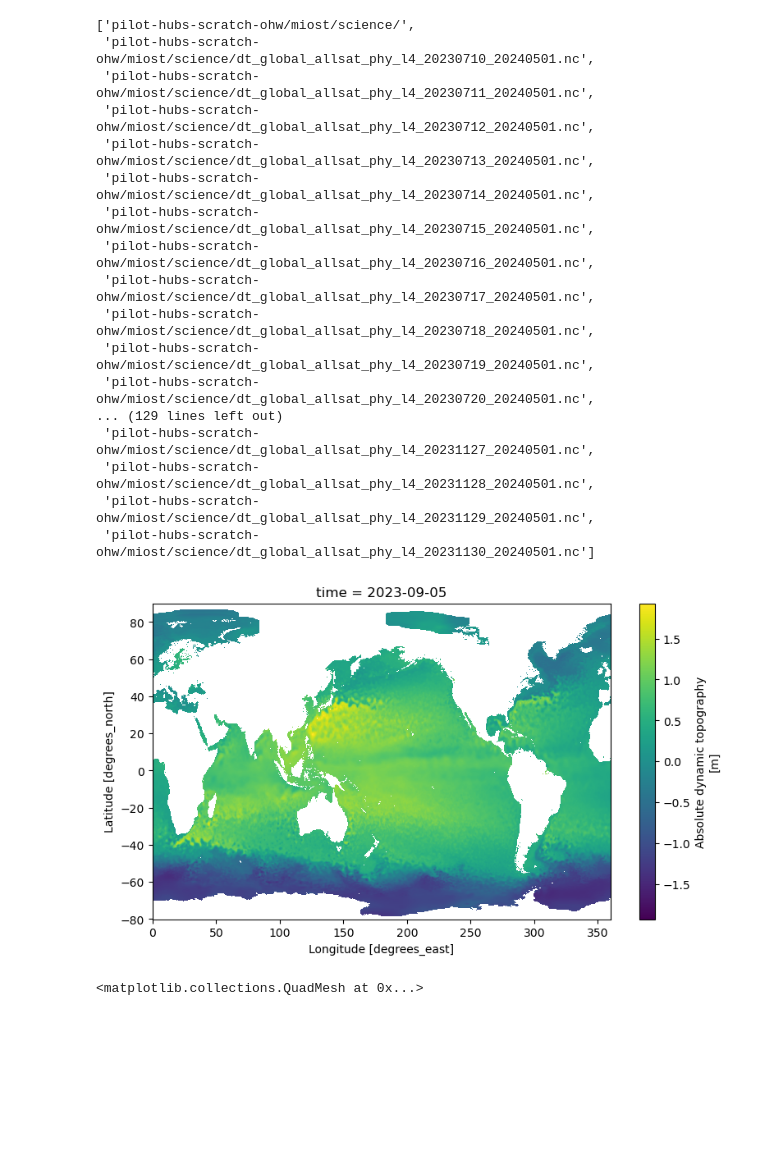
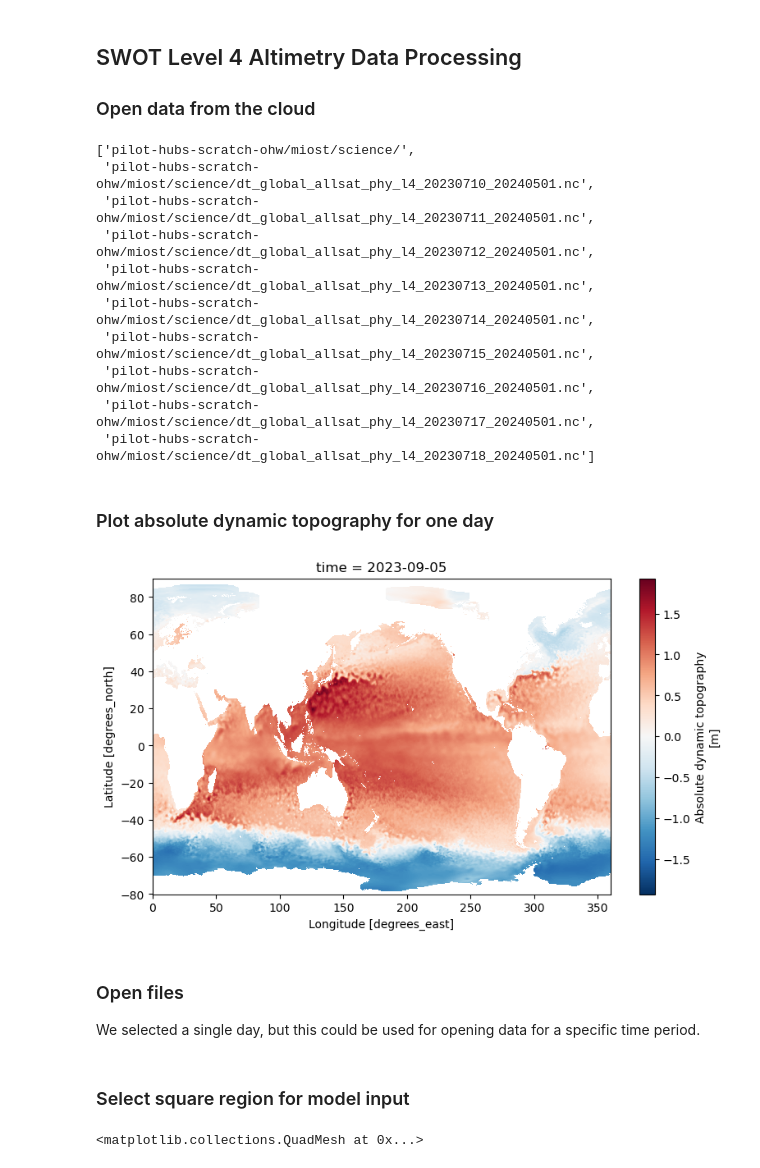
Before and after one commit to oceanhackweek/ohw24_proj_upSSH_us, a Jupyter notebook: contributor_folders/team_member_2/SWOTL4_dataprep.ipynb, the cells around one changed output. Cells and saved outputs as stored; diff of their text form; code cells hidden in the pictures; blank space fills up the shorter version.

Commit message:
finished SWOT L4 data processing

```diff
--- a/contributor_folders/team_member_2/SWOTL4_dataprep.ipynb
+++ b/contributor_folders/team_member_2/SWOTL4_dataprep.ipynb
@@ -1,3 +1,6 @@
+# %% [markdown]
+## SWOT Level 4 Altimetry Data Processing
+### Open data from the cloud
 # %%
 import fsspec
 import xarray as xr
@@ -9,7 +13,7 @@ import copernicusmarine
 url = 'gs://pilot-hubs-scratch-ohw/miost/science'
 fs, path = fsspec.url_to_fs(url)
 # %%
-fs.ls(path)
+fs.ls(path)[:10]
 # %% [output]
 ['pilot-hubs-scratch-ohw/miost/science/',
  'pilot-hubs-scratch-ohw/miost/science/dt_global_allsat_phy_l4_20230710_20240501.nc',
@@ -20,22 +24,21 @@ fs.ls(path)
  'pilot-hubs-scratch-ohw/miost/science/dt_global_allsat_phy_l4_20230715_20240501.nc',
  'pilot-hubs-scratch-ohw/miost/science/dt_global_allsat_phy_l4_20230716_20240501.nc',
  'pilot-hubs-scratch-ohw/miost/science/dt_global_allsat_phy_l4_20230717_20240501.nc',
- 'pilot-hubs-scratch-ohw/miost/science/dt_global_allsat_phy_l4_20230718_20240501.nc',
- 'pilot-hubs-scratch-ohw/miost/science/dt_global_allsat_phy_l4_20230719_20240501.nc',
- 'pilot-hubs-scratch-ohw/miost/science/dt_global_allsat_phy_l4_20230720_20240501.nc',
-... (129 lines left out)
- 'pilot-hubs-scratch-ohw/miost/science/dt_global_allsat_phy_l4_20231127_20240501.nc',
- 'pilot-hubs-scratch-ohw/miost/science/dt_global_allsat_phy_l4_20231128_20240501.nc',
- 'pilot-hubs-scratch-ohw/miost/science/dt_global_allsat_phy_l4_20231129_20240501.nc',
- 'pilot-hubs-scratch-ohw/miost/science/dt_global_allsat_phy_l4_20231130_20240501.nc']
+ 'pilot-hubs-scratch-ohw/miost/science/dt_global_allsat_phy_l4_20230718_20240501.nc']
+# %% [markdown]
+### Plot absolute dynamic topography for one day
 # %%
 plt.figure(figsize=(9,5))
 
 with fs.open('pilot-hubs-scratch-ohw/miost/science/dt_global_allsat_phy_l4_20230905_20240501.nc') as file:
     ds = xr.open_dataset(file, engine='h5netcdf')
-    ds['adt'].plot(cmap='viridis')
+    ds['adt'].plot()
 # %% [output]
-[figure, old version]
+[figure, new version]
+# %% [markdown]
+### Open files
+
+We selected a single day, but this could be used for opening data for a specific time period.
 # %%
 opened_files = []
 for path in fs.ls(path):
@@ -45 +48,3 @@ mds = xr.open_mfdataset(opened_files)
+# %% [markdown]
+### Select square region for model input
 # %%
```
Also changed, not shown: parts of 17 cells of this notebook.
